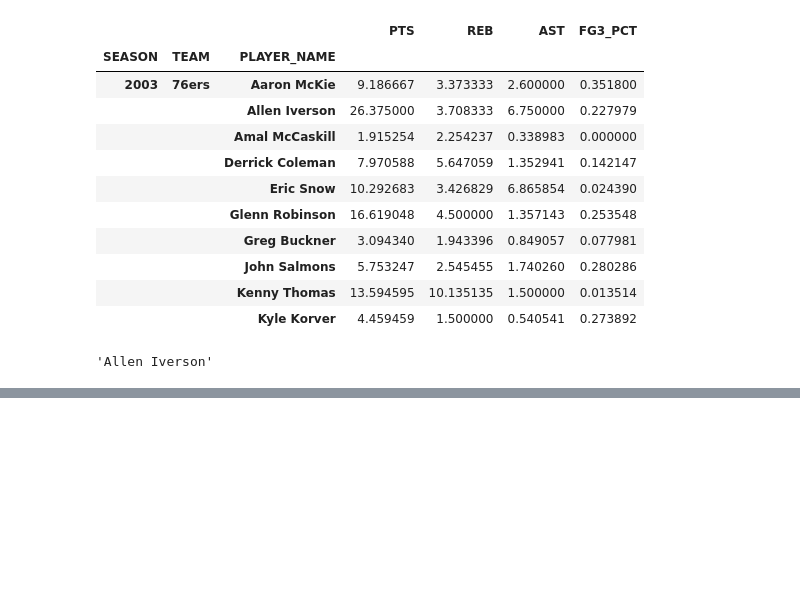
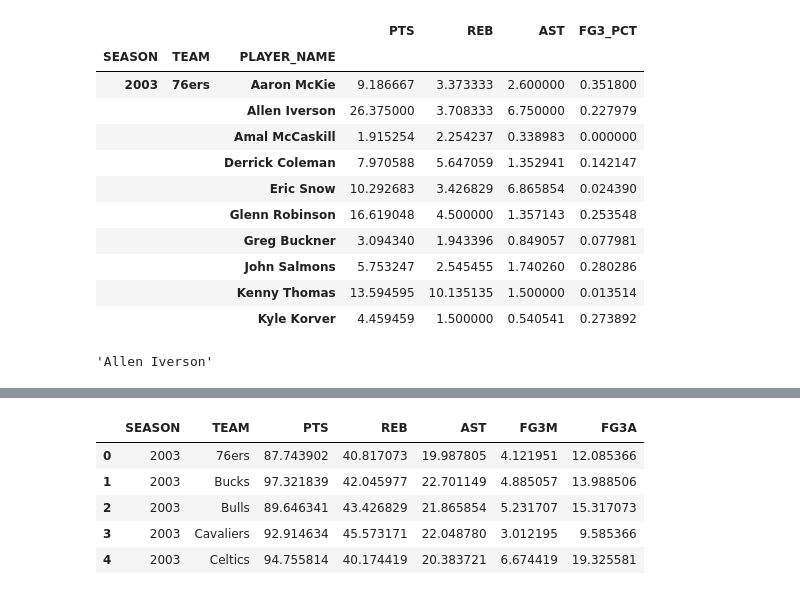
Before and after one commit to matteoForoni/nba-scouting-stats, a Jupyter notebook: nba-scouting-stats.ipynb, the cells around one changed output, grey strips where cells are left out. Saved outputs shown, nothing was run; the diff lists cells and outputs as text; code cells hidden in the pictures; blank space fills up the shorter version.

```diff
--- a/nba-scouting-stats.ipynb
+++ b/nba-scouting-stats.ipynb
@@ -636,0 +705,9 @@ fig1.show()
+# %%
+performances_by_season_avg.head()
+# %% [output]
+|  | SEASON | TEAM | PTS | REB | AST | FG3M | FG3A |
+| 0 | 2003 | 76ers | 87.743902 | 40.817073 | 19.987805 | 4.121951 | 12.085366 |
+| 1 | 2003 | Bucks | 97.321839 | 42.045977 | 22.701149 | 4.885057 | 13.988506 |
+| 2 | 2003 | Bulls | 89.646341 | 43.426829 | 21.865854 | 5.231707 | 15.317073 |
+| 3 | 2003 | Cavaliers | 92.914634 | 45.573171 | 22.048780 | 3.012195 | 9.585366 |
+| 4 | 2003 | Celtics | 94.755814 | 40.174419 | 20.383721 | 6.674419 | 19.325581 |
```
Also changed, not shown: parts of 28 cells of this notebook.
